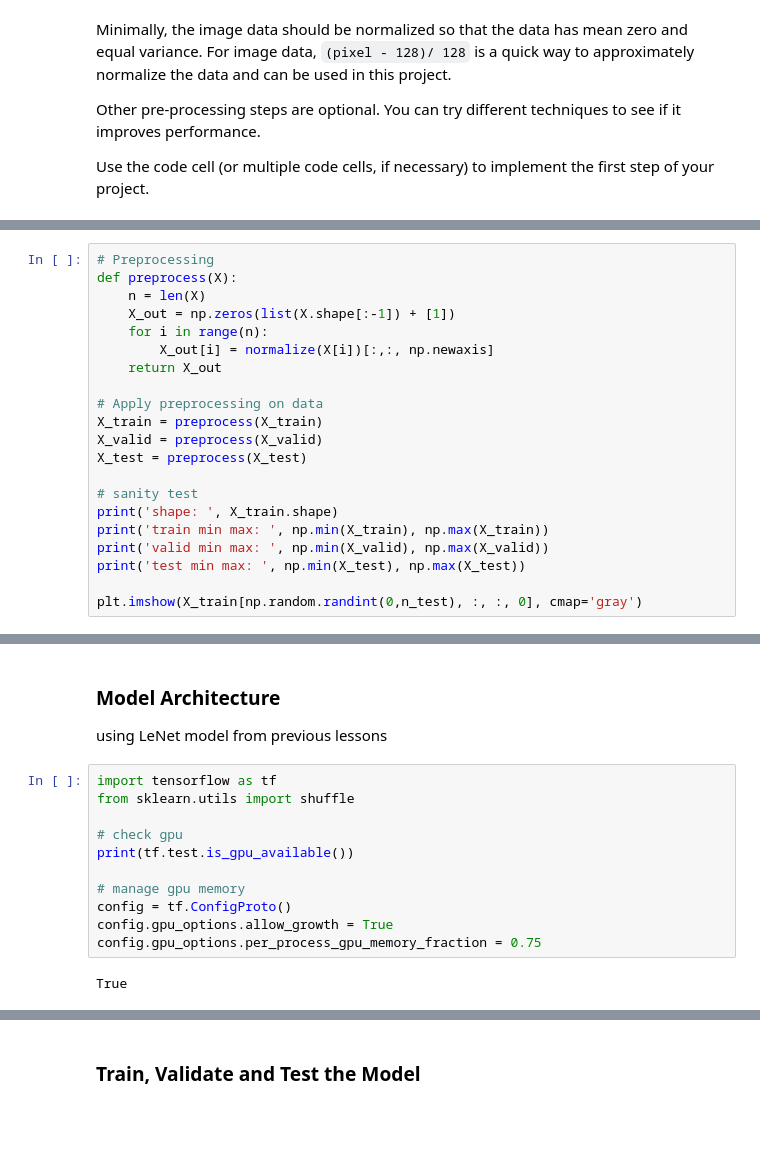
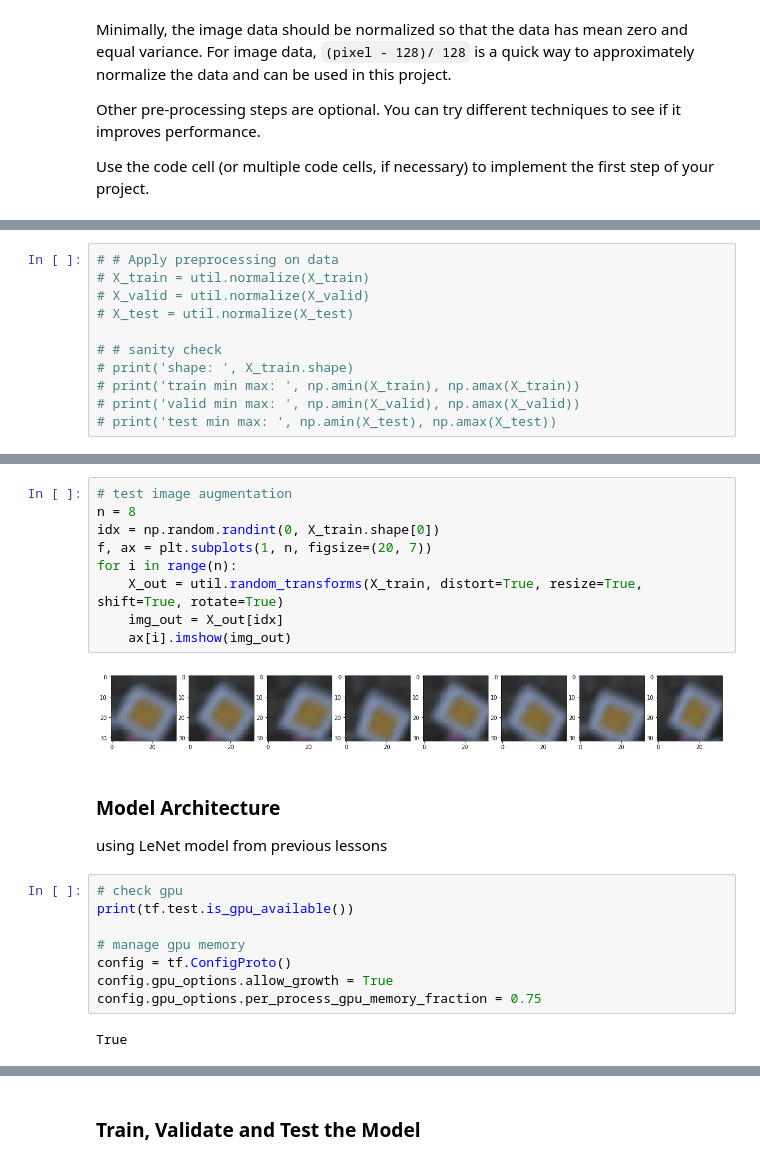
Before and after one commit to hvleejr/CarND-Traffic-Sign-Classifier-Project, a Jupyter notebook: Traffic_Sign_Classifier.ipynb, the cells around one changed output, grey strips where cells are left out. Cells and saved outputs as stored; diff of their text form; blank space fills up the shorter version.

```diff
--- a/Traffic_Sign_Classifier.ipynb
+++ b/Traffic_Sign_Classifier.ipynb
@@ -191,21 +215,11 @@ img_out = normalize(img, test=True)
 # %%
-# Preprocessing
-def preprocess(X):
-    n = len(X)
-    X_out = np.zeros(list(X.shape[:-1]) + [1])
-    for i in range(n):
-        X_out[i] = normalize(X[i])[:,:, np.newaxis]
-    return X_out
+# # Apply preprocessing on data
+# X_train = util.normalize(X_train)
+# X_valid = util.normalize(X_valid)
+# X_test = util.normalize(X_test)
 
-# Apply preprocessing on data
-X_train = preprocess(X_train)
-X_valid = preprocess(X_valid)
-X_test = preprocess(X_test)
-
-# sanity test
-print('shape: ', X_train.shape)
-print('train min max: ', np.min(X_train), np.max(X_train))
-print('valid min max: ', np.min(X_valid), np.max(X_valid))
-print('test min max: ', np.min(X_test), np.max(X_test))
-
-plt.imshow(X_train[np.random.randint(0,n_test), :, :, 0], cmap='gray')
+# # sanity check
+# print('shape: ', X_train.shape)
+# print('train min max: ', np.amin(X_train), np.amax(X_train))
+# print('valid min max: ', np.amin(X_valid), np.amax(X_valid))
+# print('test min max: ', np.amin(X_test), np.amax(X_test))
@@ -219,11 +226,19 @@ test min max:  -0.48235294222831726 0.501960813999176
+# %%
+# test image augmentation
+n = 8
+idx = np.random.randint(0, X_train.shape[0])
+f, ax = plt.subplots(1, n, figsize=(20, 7))
+for i in range(n):
+    X_out = util.random_transforms(X_train, distort=True, resize=True, shift=True, rotate=True)
+    img_out = X_out[idx]
+    ax[i].imshow(img_out)
+# %% [output]
+[figure, added]
 # %% [markdown]
 ### Model Architecture
 
 using LeNet model from previous lessons
 # %%
-import tensorflow as tf
-from sklearn.utils import shuffle
-
 # check gpu
 print(tf.test.is_gpu_available())
 
```
Also changed, not shown: parts of 16 cells of this notebook, 5 other files.
